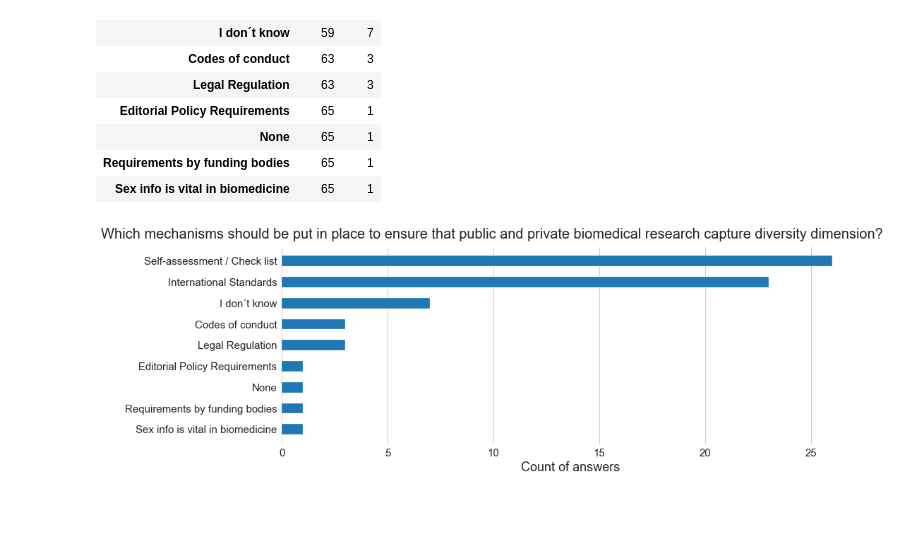
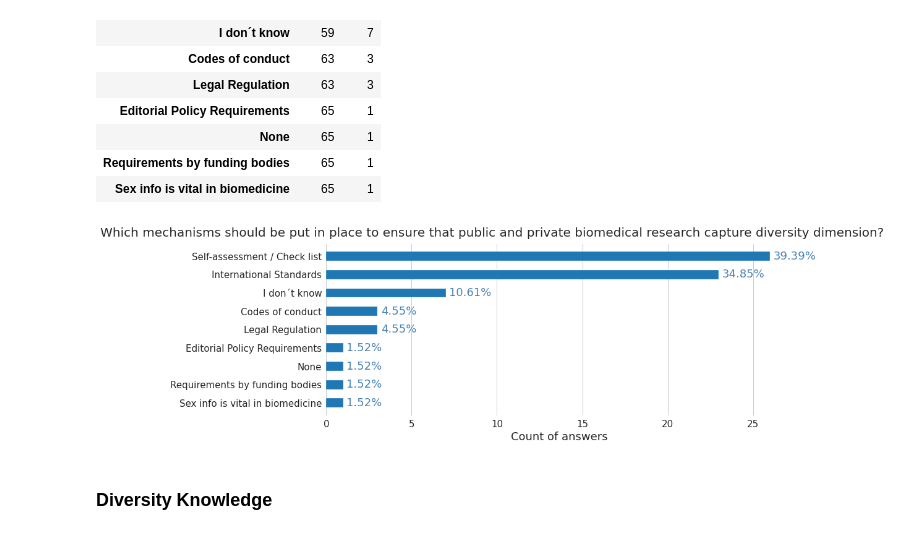
Before and after one commit to social-link-analytics-group-bsc/biohackathon-project-35, a Jupyter notebook: Survey - descriptive analysis.ipynb, the cells around one changed output. Saved outputs shown, nothing was run; the diff lists cells and outputs as text; code cells hidden in the pictures; blank space fills up the shorter version.

Commit message:
add new plots and feedbacks

```diff
--- a/Survey - descriptive analysis.ipynb
+++ b/Survey - descriptive analysis.ipynb
@@ -176,6 +362,7 @@ This question need to be splitted to have all the possibilities. However, the va
 # %%
 df_div_info = pd.get_dummies(df['Diversity information'].str.split(',').str[0], dtype=bool)
 df_div_info = df_div_info.apply(pd.value_counts).transpose().sort_values(by=True, ascending=False)
+df_div_info = df_div_info.sort_values(by=[True], ascending=False)
 df_div_info
 # %% [output]
 |  | False | True |
@@ -189,10 +376,13 @@ df_div_info
 # %%
 labels = df_div_info.index
 count_true = df_div_info[True]
+count_perc = df_div_info[True]/(df_div_info[True]+df_div_info[False])*100
 width = 0.5
 fig, ax = plt.subplots(figsize=(15,5))
 
 ax.barh(labels, count_true, width, color='tab:blue')
+for i, v in enumerate(count_perc):
+    plt.text(count_true[i]+0.2, i, "{}%".format(str(round(v, 2))), color='steelblue', va="center")
 
 ax.set_xlabel("Count of answers", fontsize='medium')
 
@@ -214,6 +404,7 @@ plt.show()
 # %%
 df_use_data = pd.get_dummies(df['Use of data'].str.split(',').str[0], dtype=bool)
 df_use_data = df_use_data.apply(pd.value_counts).transpose().sort_values(by=True, ascending=False)
+df_use_data = df_use_data.sort_values(by=[True], ascending=False)
 df_use_data
 # %% [output]
 |  | False | True |
@@ -229,6 +420,8 @@ width = 0.5
 fig, ax = plt.subplots(figsize=(15,5))
 
 ax.barh(labels, count_true, width, color='tab:blue')
+for i, v in enumerate(sorted(count_true, reverse=True)):
+    plt.text(v+0.2, i, str(round(v, 2)), color='steelblue', va="center")
 
 ax.set_xlabel("Count of answers", fontsize='medium')
 
@@ -265,23 +458,29 @@ df_div_capt
 # %%
 labels = df_div_capt.index
 count_true = df_div_capt[True]
+count_perc = df_div_capt[True]/(df_div_capt[True]+df_div_capt[False])*100
+
 width = 0.5
 fig, ax = plt.subplots(figsize=(15,5))
 
 ax.barh(labels, count_true, width, color='tab:blue')
+for i, v in enumerate(count_perc):
+    plt.text(count_true[i]+0.2, i, "{}%".format(str(round(v, 2))), color='steelblue', va="center")
 
 ax.set_xlabel("Count of answers", fontsize='medium')
 
 ax.yaxis.grid(False)
 ax.xaxis.grid(True)
 
 plt.xticks(fontsize='small')
 plt.yticks(fontsize='small')
 
 plt.tight_layout()
 
 plt.suptitle('Which mechanisms should be put in place to ensure that public and private biomedical research capture diversity dimension?', fontsize=20,  y=1.02)
 plt.gca().invert_yaxis()
 plt.show()
 # %% [output]
-[figure, old version]
+[figure, new version]
+# %% [markdown]
+### Diversity Knowledge
```
Also changed, not shown: parts of 27 cells of this notebook.
